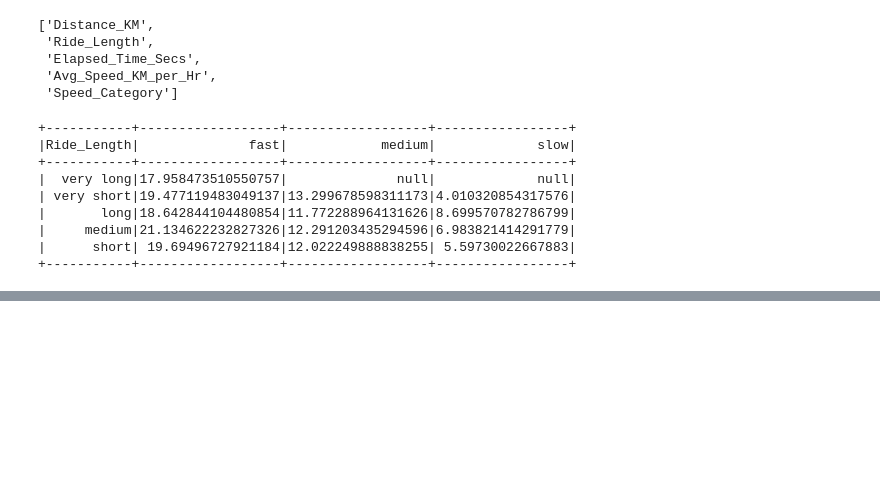
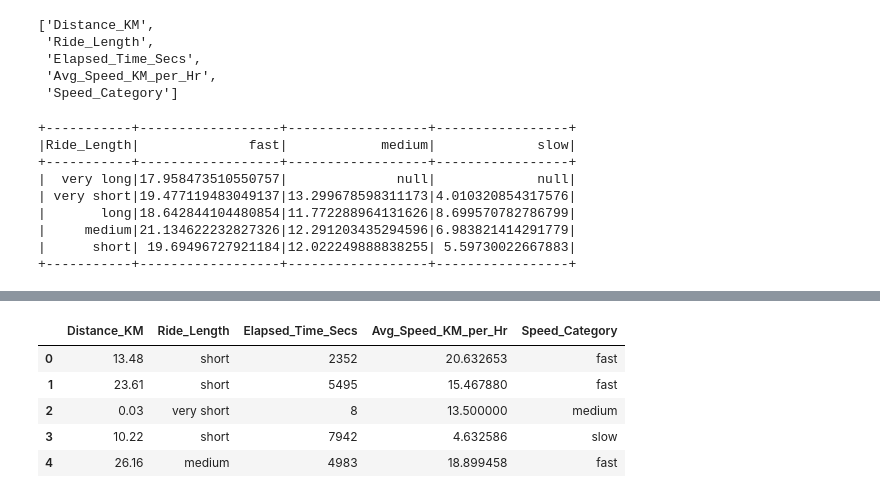
Before and after one commit to brianclements03/my_strava_project, a Jupyter notebook: Activities_Exploration_Pyspark.ipynb, the cells around one changed output, grey strips where cells are left out. Drawn from its saved outputs; the diff is of its cells as text; code cells hidden in the pictures; blank space fills up the shorter version.

Commit message:
more exploration, move to pandas

```diff
--- a/Activities_Exploration_Pyspark.ipynb
+++ b/Activities_Exploration_Pyspark.ipynb
@@ -700,0 +704,12 @@ AttributeError: 'GroupedData' object has no attribute '_get_object_id'
+# %%
+# import pyspark.pandas as ps
+rides_pandas = rides_df.toPandas()
+# %%
+rides_pandas.head()
+# %% [output]
+|  | Distance_KM | Ride_Length | Elapsed_Time_Secs | Avg_Speed_KM_per_Hr | Speed_Category |
+| 0 | 13.48 | short | 2352 | 20.632653 | fast |
+| 1 | 23.61 | short | 5495 | 15.467880 | fast |
+| 2 | 0.03 | very short | 8 | 13.500000 | medium |
+| 3 | 10.22 | short | 7942 | 4.632586 | slow |
+| 4 | 26.16 | medium | 4983 | 18.899458 | fast |
```
Also changed, not shown: parts of 19 cells of this notebook.
